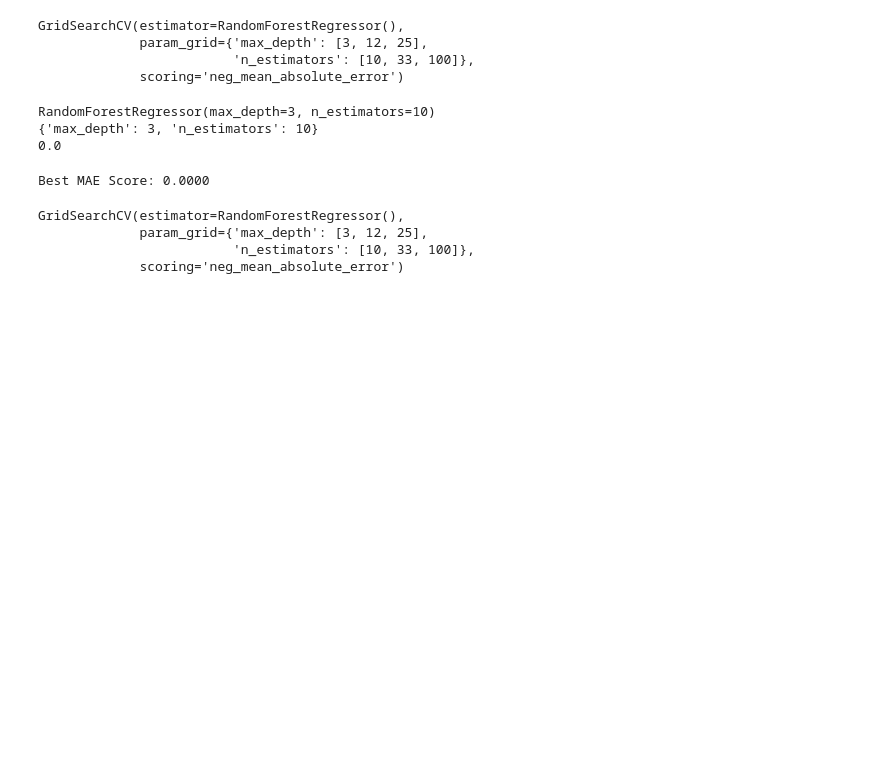
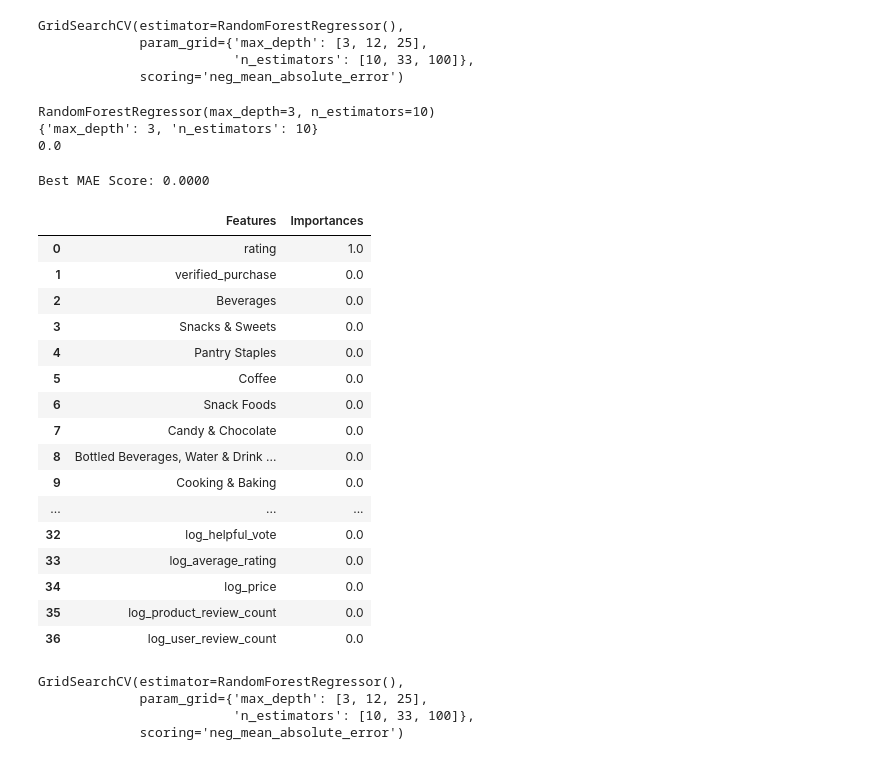
Before and after one commit to eghatzis0527/DX699---HW-Assignments, a Jupyter notebook: OMDS-ModB2-Week11-Hatzis-Eleni.ipynb, the cells around one changed output. Cells and saved outputs as stored; diff of their text form; code cells hidden in the pictures; blank space fills up the shorter version.

Commit message:
Added feature importance

```diff
--- a/OMDS-ModB2-Week11-Hatzis-Eleni.ipynb
+++ b/OMDS-ModB2-Week11-Hatzis-Eleni.ipynb
@@ -247,6 +254,31 @@ best_score = mean_absolute_error(y_test, data2_preds)
 print(f'Best MAE Score: {best_score :.4f}')
 # %% [output]
 Best MAE Score: 0.0000
+# %%
+feature_importances = best_model.feature_importances_
+features = X.columns
+
+importances = pd.DataFrame({'Features' : features, 'Importances' : feature_importances}).sort_values('Importances', ascending = False)
+
+importances
+# %% [output]
+|  | Features | Importances |
+| 0 | rating | 1.0 |
+| 1 | verified_purchase | 0.0 |
+| 2 | Beverages | 0.0 |
+| 3 | Snacks & Sweets | 0.0 |
+| 4 | Pantry Staples | 0.0 |
+| 5 | Coffee | 0.0 |
+| 6 | Snack Foods | 0.0 |
+| 7 | Candy & Chocolate | 0.0 |
+| 8 | Bottled Beverages, Water & Drink ... | 0.0 |
+| 9 | Cooking & Baking | 0.0 |
+| ... | ... | ... |
+| 32 | log_helpful_vote | 0.0 |
+| 33 | log_average_rating | 0.0 |
+| 34 | log_price | 0.0 |
+| 35 | log_product_review_count | 0.0 |
+| 36 | log_user_review_count | 0.0 |
 # %%
 # Trying without ratings column
 
```
Also changed, not shown: parts of 11 cells of this notebook.
